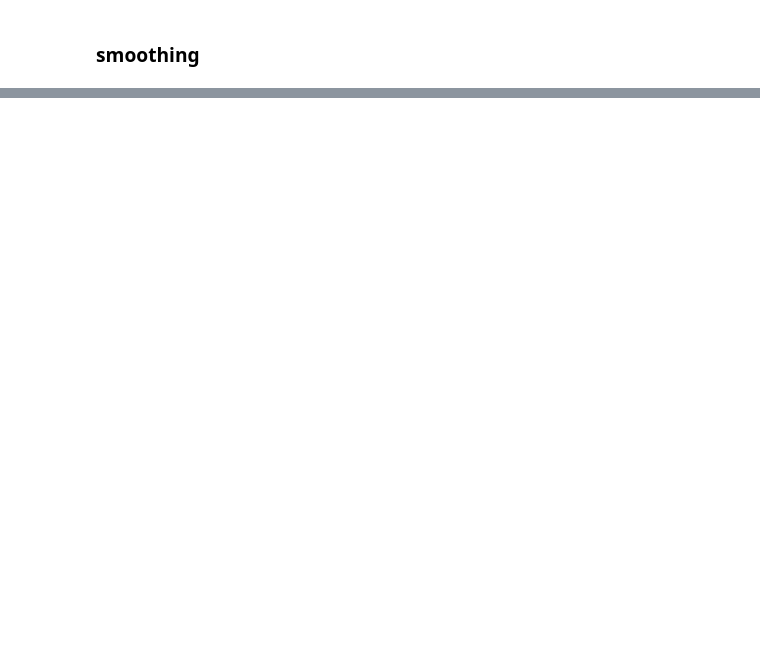
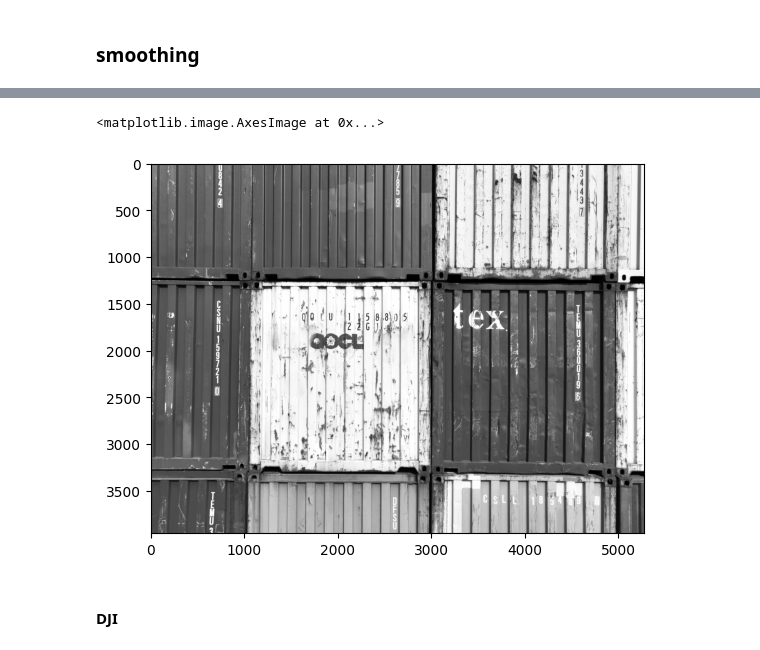
Before and after one commit to marekd6/CV1_labs, a Jupyter notebook: Assignment 02-20251125/cv1_2_2.ipynb, the cells around one changed output, grey strips where cells are left out. Cells and saved outputs as stored; diff of their text form; code cells hidden in the pictures; blank space fills up the shorter version.

```diff
--- a/Assignment 02-20251125/cv1_2_2.ipynb
+++ b/Assignment 02-20251125/cv1_2_2.ipynb
@@ -97,0 +150,4 @@ hist_S = plt.hist(Sobel_S.ravel(), bins=100, range=(0,1))
+# %%
+pth = '0222.jpg'
+# %%
+img_022 = ski.io.imread(pth)
@@ -97,0 +159,9 @@ hist_S = plt.hist(Sobel_S.ravel(), bins=100, range=(0,1))
+# %%
+img_022 = ski.color.rgb2gray(img_022)
+# %%
+plt.imshow(img_022, cmap=plt.cm.gray)
+# %% [output]
+<matplotlib.image.AxesImage at 0x...>
+[figure, added]
+# %% [markdown]
+#### DJI
```
Also changed, not shown: parts of 39 cells of this notebook, 1 other file.
